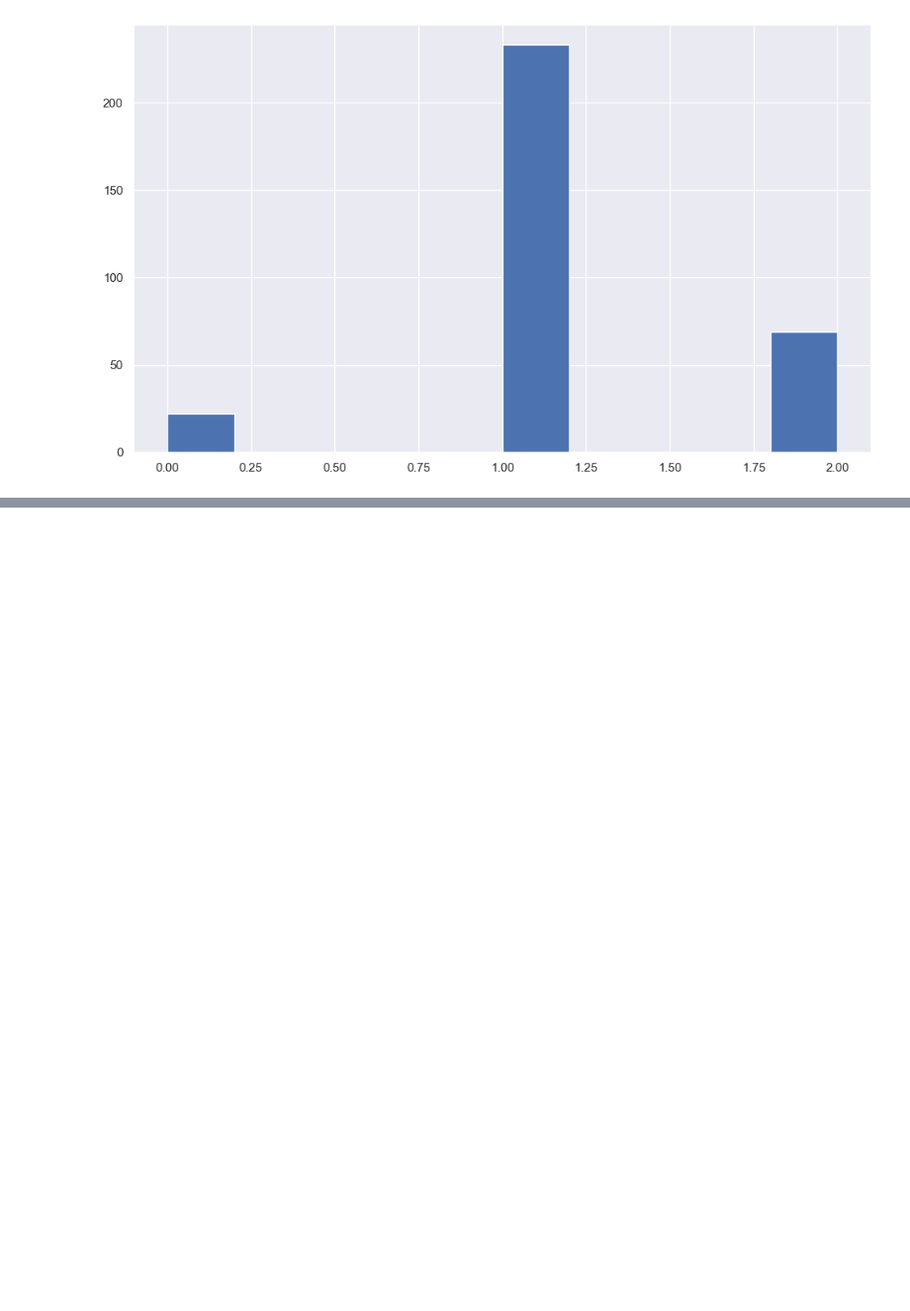
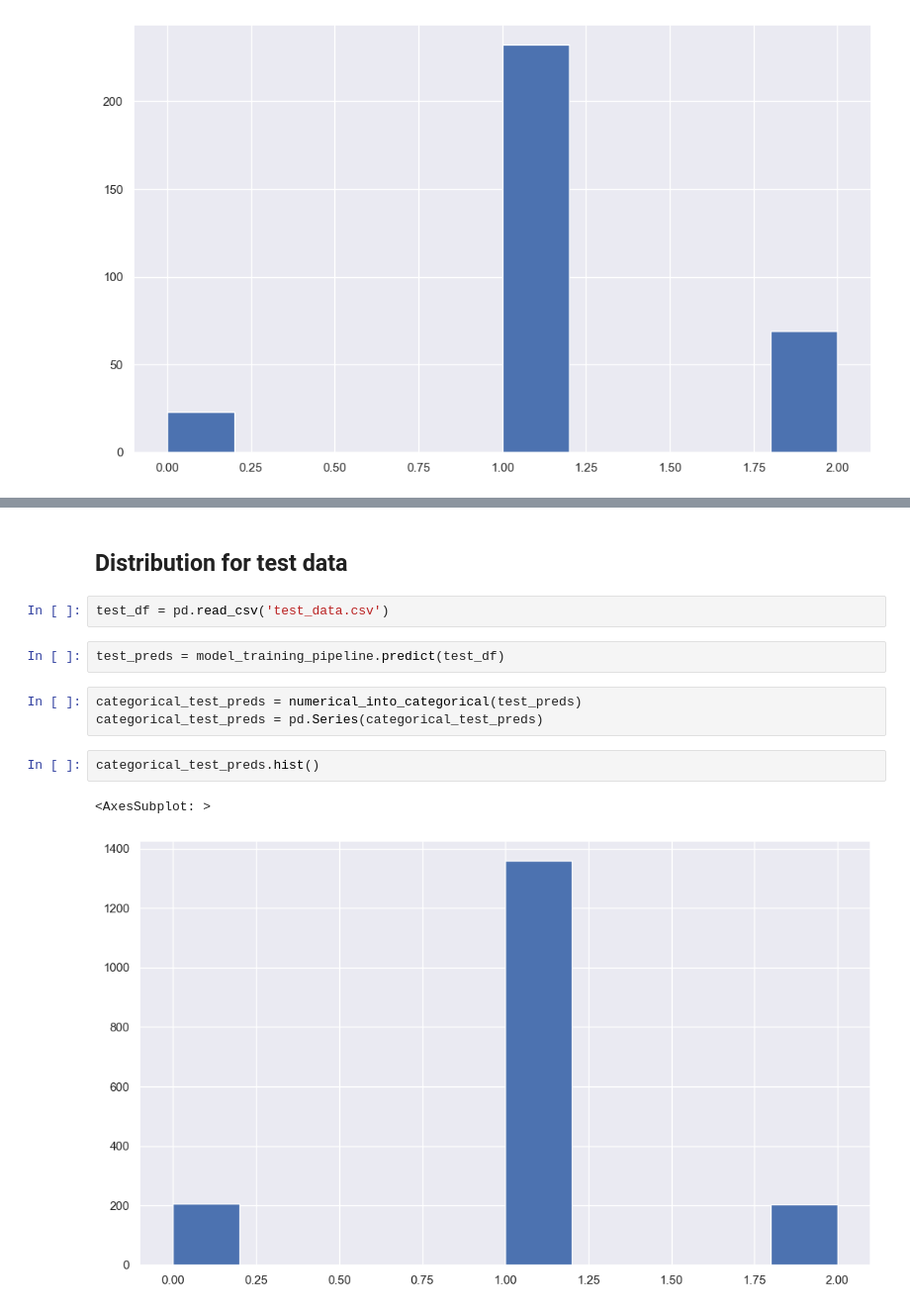
Before and after one commit to milosz-l/SSNE, a Jupyter notebook: lab5_miniprojekt2/miniprojekt2_randomforest.ipynb, the cells around one changed output, grey strips where cells are left out. Shown at 99% size. Cells and saved outputs as stored; diff of their text form; blank space fills up the shorter version.

Commit message:
added distribution of test data

```diff
--- a/lab5_miniprojekt2/miniprojekt2_randomforest.ipynb
+++ b/lab5_miniprojekt2/miniprojekt2_randomforest.ipynb
@@ -255,0 +270,14 @@ accuracy_score(valid_categorical, preds_categorical)
+# %% [markdown]
+## Distribution for test data
+# %%
+test_df = pd.read_csv('test_data.csv')
+# %%
+test_preds = model_training_pipeline.predict(test_df)
+# %%
+categorical_test_preds = numerical_into_categorical(test_preds)
+categorical_test_preds = pd.Series(categorical_test_preds)
+# %%
+categorical_test_preds.hist()
+# %% [output]
+<AxesSubplot: >
+[figure, added]
```
Also changed, not shown: parts of 5 cells of this notebook.
